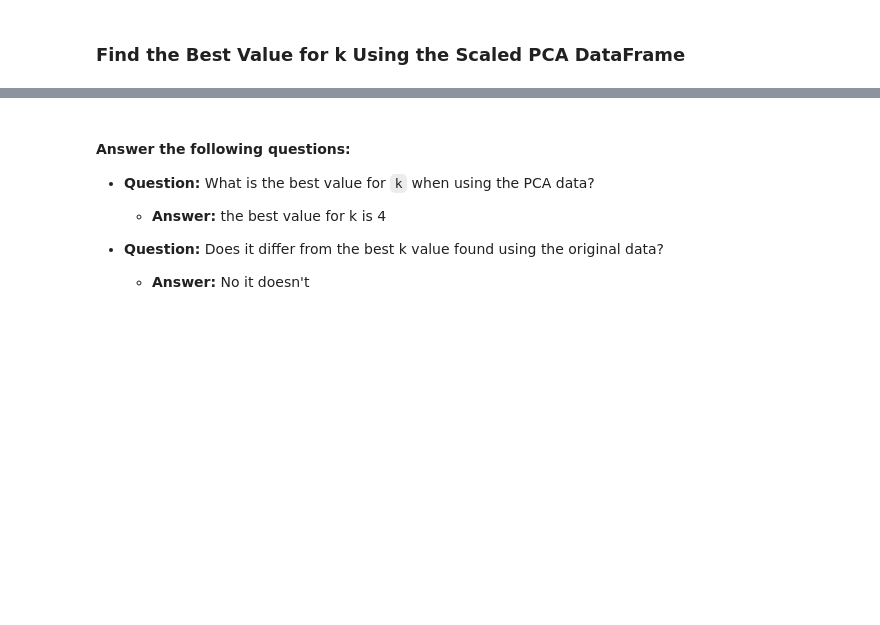
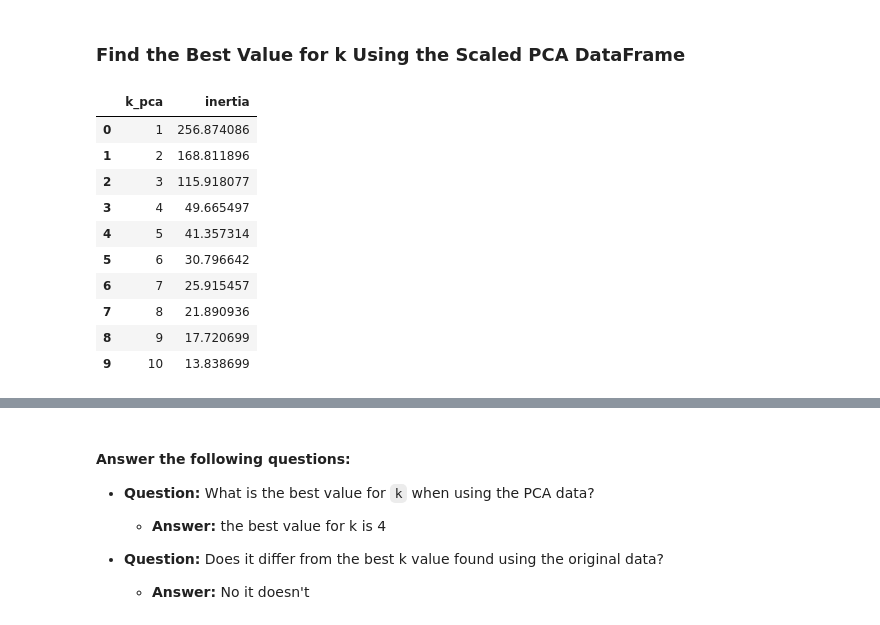
Before and after one commit to AdebolaShelby/crypto-clustering, a Jupyter notebook: Starter_Code/Crypto_Clustering.ipynb, the cells around one changed output, grey strips where cells are left out. Cells and saved outputs as stored; diff of their text form; code cells hidden in the pictures; blank space fills up the shorter version.

```diff
--- a/Starter_Code/Crypto_Clustering.ipynb
+++ b/Starter_Code/Crypto_Clustering.ipynb
@@ -291,7 +303,7 @@ df_market_data_pca.head(10)
 ### Find the Best Value for k Using the Scaled PCA DataFrame
 # %%
 # Create a list with the number of k-values from 1 to 11
-k = list(range(1, 11))
+k_pca = list(range(1, 11))
 # %%
 # Create an empty list to store the inertia values
 inertia = []
@@ -302,16 +314,29 @@ inertia = []
 # 1. Create a KMeans model using the loop counter for the n_clusters
 # 2. Fit the model to the data using `df_market_data_pca`
 # 3. Append the model.inertia_ to the inertia list
-for i in k:
+for i in k_pca:
     model = KMeans(n_clusters=i, random_state=0)
     model.fit(df_market_data_pca)
     inertia.append(model.inertia_)
 # %%
 # Create a dictionary with the data to plot the Elbow curve
-elbow_data = {"k": k, "inertia": inertia}
+elbow_data = {"k_pca": k_pca, "inertia": inertia}
 
 # Create a DataFrame with the data to plot the Elbow curve
 df_elbow = pd.DataFrame(elbow_data)
+df_elbow
+# %% [output]
+|  | k_pca | inertia |
+| 0 | 1 | 256.874086 |
+| 1 | 2 | 168.811896 |
+| 2 | 3 | 115.918077 |
+| 3 | 4 | 49.665497 |
+| 4 | 5 | 41.357314 |
+| 5 | 6 | 30.796642 |
+| 6 | 7 | 25.915457 |
+| 7 | 8 | 21.890936 |
+| 8 | 9 | 17.720699 |
+| 9 | 10 | 13.838699 |
 # %%
 # Plot a line chart with all the inertia values computed with
 # the different values of k to visually identify the optimal value for k.
```
Also changed, not shown: parts of 9 cells of this notebook.
